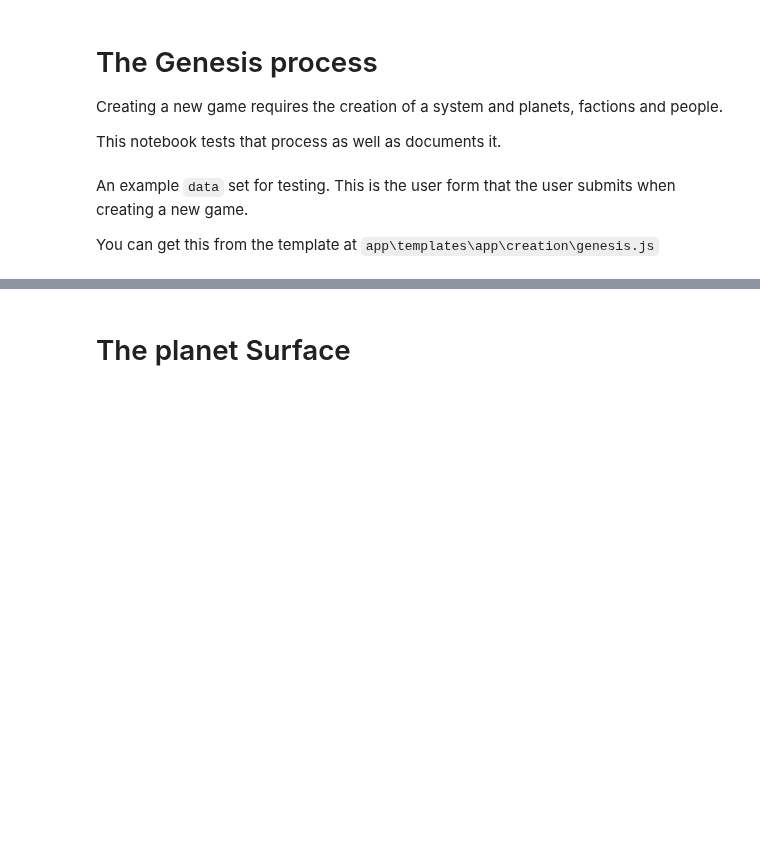
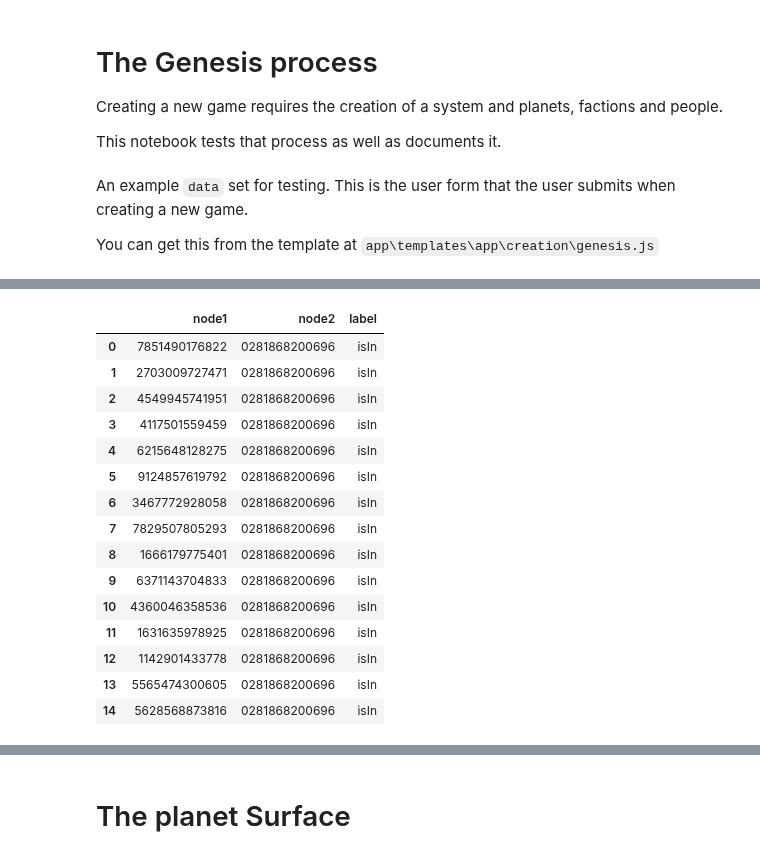
Before and after one commit to BillmanH/exoplanets, a Jupyter notebook: notebooks/planets/Genesis.ipynb, the cells around one changed output, grey strips where cells are left out. Drawn from its saved outputs; the diff is of its cells as text; code cells hidden in the pictures; blank space fills up the shorter version.

```diff
--- a/notebooks/planets/Genesis.ipynb
+++ b/notebooks/planets/Genesis.ipynb
@@ -48,0 +221,23 @@ data = {
+# %%
+system_bodies = orbiting_bodies + [star]
+
+system_edges = [i.get_in_system_edge() for i in system_bodies]
+
+pd.DataFrame(system_edges)
+# %% [output]
+|  | node1 | node2 | label |
+| 0 | 7851490176822 | 0281868200696 | isIn |
+| 1 | 2703009727471 | 0281868200696 | isIn |
+| 2 | 4549945741951 | 0281868200696 | isIn |
+| 3 | 4117501559459 | 0281868200696 | isIn |
+| 4 | 6215648128275 | 0281868200696 | isIn |
+| 5 | 9124857619792 | 0281868200696 | isIn |
+| 6 | 3467772928058 | 0281868200696 | isIn |
+| 7 | 7829507805293 | 0281868200696 | isIn |
+| 8 | 1666179775401 | 0281868200696 | isIn |
+| 9 | 6371143704833 | 0281868200696 | isIn |
+| 10 | 4360046358536 | 0281868200696 | isIn |
+| 11 | 1631635978925 | 0281868200696 | isIn |
+| 12 | 1142901433778 | 0281868200696 | isIn |
+| 13 | 5565474300605 | 0281868200696 | isIn |
+| 14 | 5628568873816 | 0281868200696 | isIn |
```
Also changed, not shown: parts of 34 cells of this notebook, 8 other files.
